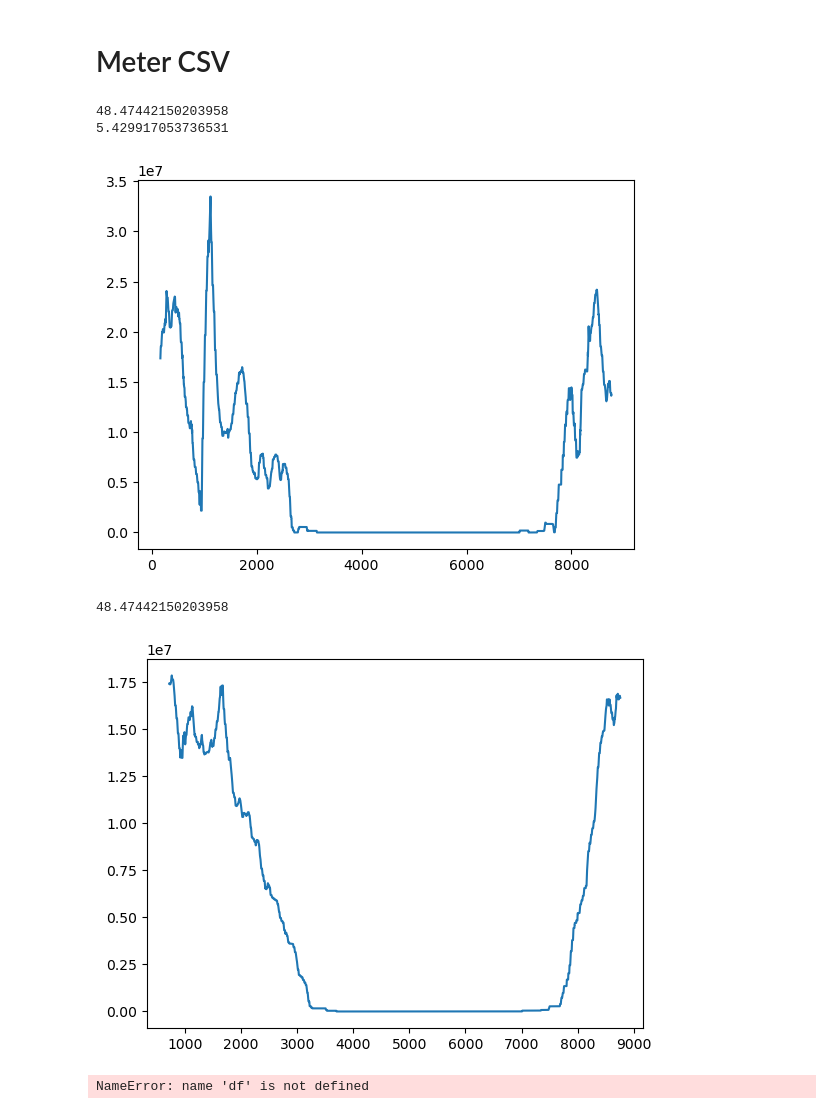
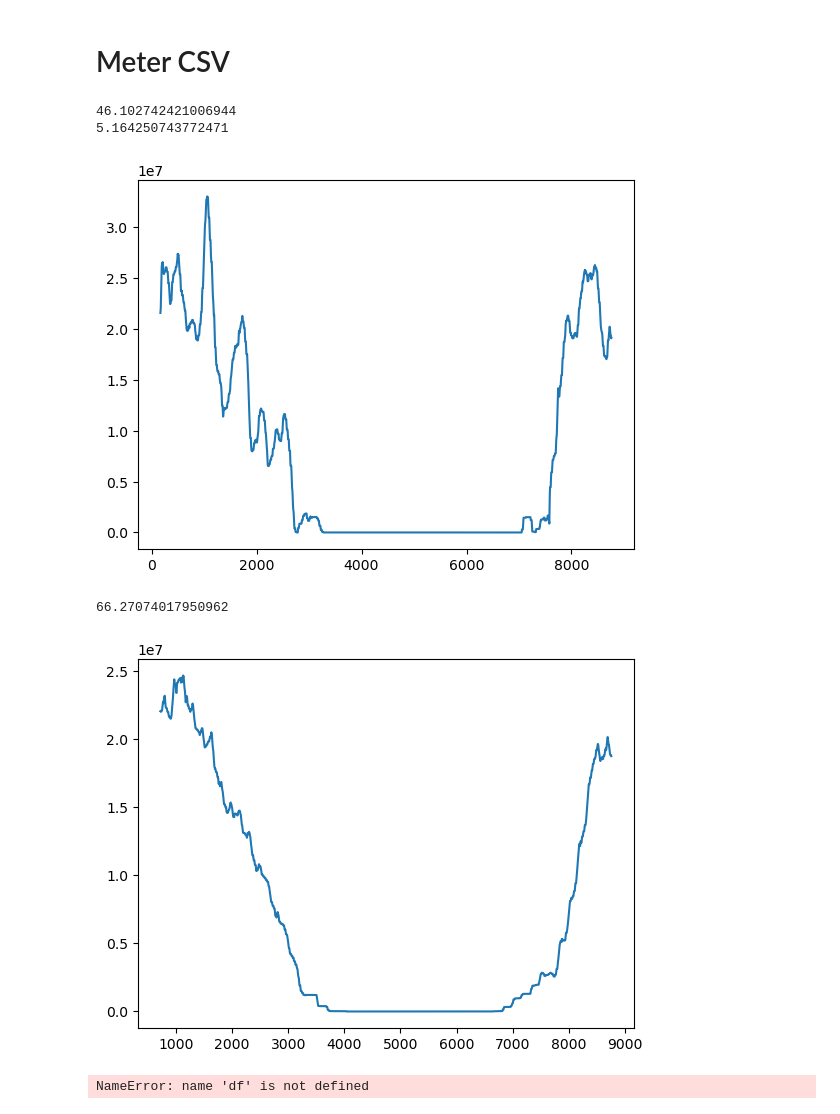
Before and after one commit to Lundkjaer/ClimAIte, a Jupyter notebook: EMS_work/post_processing.ipynb, the cells around one changed output. Cells and saved outputs as stored; diff of their text form; code cells hidden in the pictures.

```diff
--- a/EMS_work/post_processing.ipynb
+++ b/EMS_work/post_processing.ipynb
@@ -134,26 +184,32 @@ same as above, for ease
 # %% [markdown]
 # Meter CSV
 # %%
-dfmeter = pd.read_csv(r"C:\Users\sebas\Documents\GitHub\ClimAIte\out\eplusmtr.csv")
-dfmeter = pd.read_csv(r"W:\Insync\GDrive\Main\TU Delft\Thesis\DRL runs 04\Building-InsuBASE-MassBASE\EPBaseline\out\eplusmtr.csv")
-dfmeter = pd.read_csv(r"W:\Insync\GDrive\Main\TU Delft\Thesis\DRL runs 04\Building-InsuBASE-MassBASE\RL24hAllRNN\out\eplusmtr.csv")
+# dfmeter = pd.read_csv(r"C:\Users\sebas\Documents\GitHub\ClimAIte\out\eplusmtr.csv")
+# dfmeter = pd.read_csv(r"W:\Insync\GDrive\Main\TU Delft\Thesis\DRL runs 04\Building-InsuBASE-MassBASE\EPBaseline\out\eplusmtr.csv")
+# dfmeter = pd.read_csv(r"W:\Insync\GDrive\Main\TU Delft\Thesis\DRL runs 04\Building-InsuBASE-MassBASE\RL24hAllRNN\out\eplusmtr.csv")
+dfmeter = pd.read_csv(r"W:\Insync\GDrive\Main\TU Delft\Thesis\DRL runs 05\Building-InsuBASE-MassBASE\RL24hAllRNN\out\eplusmtr.csv")
+# dfmeter = pd.read_csv(r"W:\Insync\GDrive\Main\TU Delft\Thesis\DRL runs 04\Building-InsuBASE-MassBASE\RL04hAllRNN\out\eplusmtr.csv")
+# dfmeter = pd.read_csv(r"W:\Insync\GDrive\Main\TU Delft\Thesis\DRL runs 04\Building-InsuBASE-MassBASE\RL24hNoSolarRNN\out\eplusmtr.csv")
+# dfmeter = pd.read_csv(r"W:\Insync\GDrive\Main\TU Delft\Thesis\DRL runs 04\Building-InsuBASE-MassBASE\RL04hNoSolarRNN\out\eplusmtr.csv")
+# dfmeter = pd.read_csv(r"W:\Insync\GDrive\Main\TU Delft\Thesis\DRL runs 04\Building-InsuBASE-MassBASE\RLBaseNoForesight\out\eplusmtr.csv")
+# dfmeter = pd.read_csv(r"W:\Insync\GDrive\Main\TU Delft\Thesis\DRL runs 04\Building-InsuBASE-MassBASE\RL04hFlatInput\out\eplusmtr.csv")
 # %%
 dfmeter['DistrictHeating:Facility [J](TimeStep)'].rolling(168).mean().plot()
-heat_GJ_total = dfmeter['DistrictHeating:Facility [J](TimeStep)'].sum() / 1_000_000_000
+heat_GJ_total = dfmeter['DistrictHeating:Facility [J](TimeStep)'][:7500].sum() / 1_000_000_000
 heat_kWh_m2 = heat_GJ_total * 277.8 / 2480
 
 print(heat_GJ_total)
 print(heat_kWh_m2)
 # %% [output]
-48.47442150203958
-5.429917053736531
+46.102742421006944
+5.164250743772471
-[figure, old version]
+[figure, new version]
 # %%
 dfmeter['DistrictHeating:Facility [J](TimeStep)'].rolling(720).mean().plot()
 dfmeter['DistrictHeating:Facility [J](TimeStep)'].sum() / 1_000_000_000
 # %% [output]
-48.47442150203958
+66.27074017950962
-[figure, old version]
+[figure, new version]
 # %%
 import matplotlib.pyplot as plt
 
```
Also changed, not shown: parts of 22 cells of this notebook, 3 other files.
